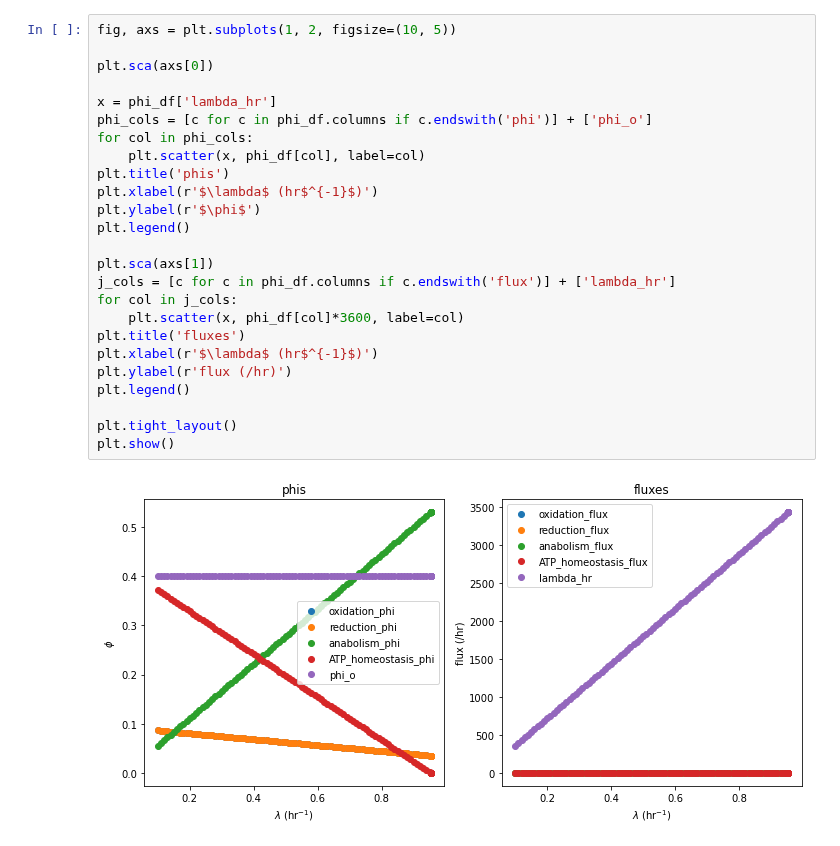
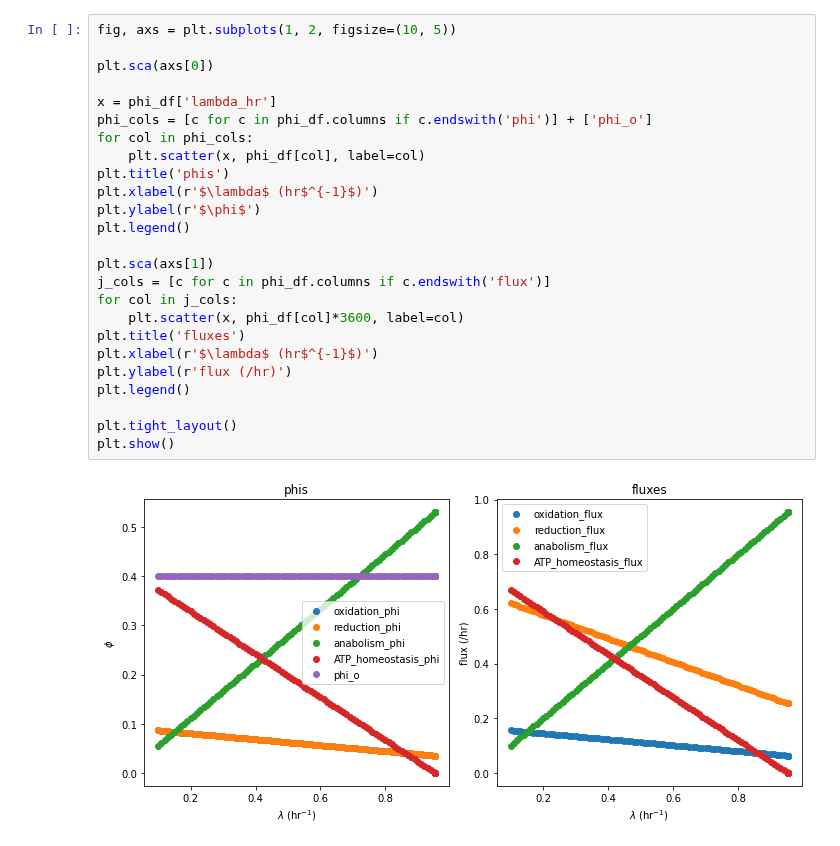
Before and after one commit to flamholz/redox-proteome, a Jupyter notebook: notebooks/LinearizedRespModel.ipynb, the cells around one changed output. Drawn from its saved outputs; the diff is of its cells as text.

```diff
--- a/notebooks/LinearizedRespModel.ipynb
+++ b/notebooks/LinearizedRespModel.ipynb
@@ -84,30 +159,30 @@ phi_df.head()
 # %%
 fig, axs = plt.subplots(1, 2, figsize=(10, 5))
 
 plt.sca(axs[0])
 
 x = phi_df['lambda_hr']
 phi_cols = [c for c in phi_df.columns if c.endswith('phi')] + ['phi_o']
 for col in phi_cols:
     plt.scatter(x, phi_df[col], label=col)
 plt.title('phis')
 plt.xlabel(r'$\lambda$ (hr$^{-1}$)')
 plt.ylabel(r'$\phi$')
 plt.legend()
 
 plt.sca(axs[1])
-j_cols = [c for c in phi_df.columns if c.endswith('flux')] + ['lambda_hr']
+j_cols = [c for c in phi_df.columns if c.endswith('flux')]
 for col in j_cols:
     plt.scatter(x, phi_df[col]*3600, label=col)
 plt.title('fluxes')
 plt.xlabel(r'$\lambda$ (hr$^{-1}$)')
 plt.ylabel(r'flux (/hr)')
 plt.legend()
 
 plt.tight_layout()
 plt.show()
 # %% [output]
-[figure, old version]
+[figure, new version]
 # %%
 # Use the SAlib tools to generate parameters for a sensitivity analysis
 ps = ProblemSpec({
```
Also changed, not shown: parts of 23 cells of this notebook.
